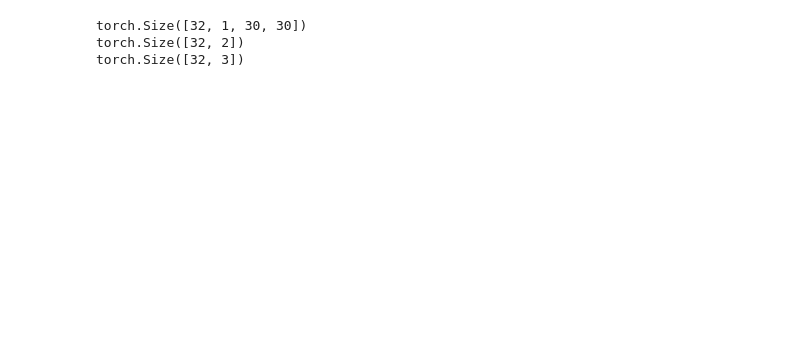
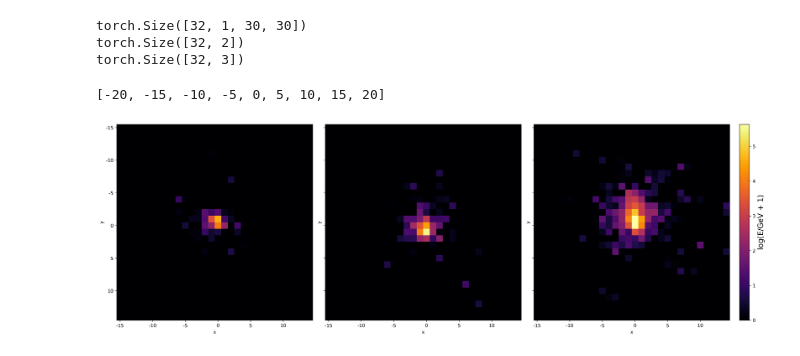
Before and after one commit to sashaatlasov/DiffusionDipolma, a Jupyter notebook: test.ipynb, the cells around one changed output. Drawn from its saved outputs; the diff is of its cells as text; code cells hidden in the pictures; blank space fills up the shorter version.

```diff
--- a/test.ipynb
+++ b/test.ipynb
@@ -29,3 +29,8 @@ for i in val_loader:
 torch.Size([32, 1, 30, 30])
 torch.Size([32, 2])
 torch.Size([32, 3])
+# %%
+ticks = list(range(-20, 20 + 1, 5))
+ticks
+# %% [output]
+[-20, -15, -10, -5, 0, 5, 10, 15, 20]
@@ -32,3 +39,18 @@ torch.Size([32, 3])
+# %%
+fig, axs = plt.subplots(1, 3, layout='constrained', sharex=True, sharey=True, dpi=300, figsize=(20, 14))
+vmin, vmax = min(energy[0].min(), energy[1].min(), energy[2].min()), max(energy[0].max(), energy[1].max(), energy[2].max())
+for i, k in enumerate([1, 3, 5]):
+    im = axs[i].imshow(np.transpose(energy[k], (1, 2, 0)), cmap='inferno', vmin=vmin, vmax=vmax)
+    axs[i].set_yticklabels(ticks)
+    axs[i].set_xticklabels(ticks)
+    axs[i].set_ylabel('y')
+    axs[i].set_xlabel('x')
+cbar = fig.colorbar(im, fraction=0.05)
+cbar.set_label('log(E/GeV + 1)', size=16)
+plt.show()
+fig.savefig('/Users/sasaatlasov/Desktop/DiffusionDipolma/real.pdf', bbox_inches = "tight")
+# %% [output]
+[figure, added]
 # %%
 from diffusion import DiffusionModel
 
```
Also changed, not shown: parts of 13 cells of this notebook, 6 other files.
